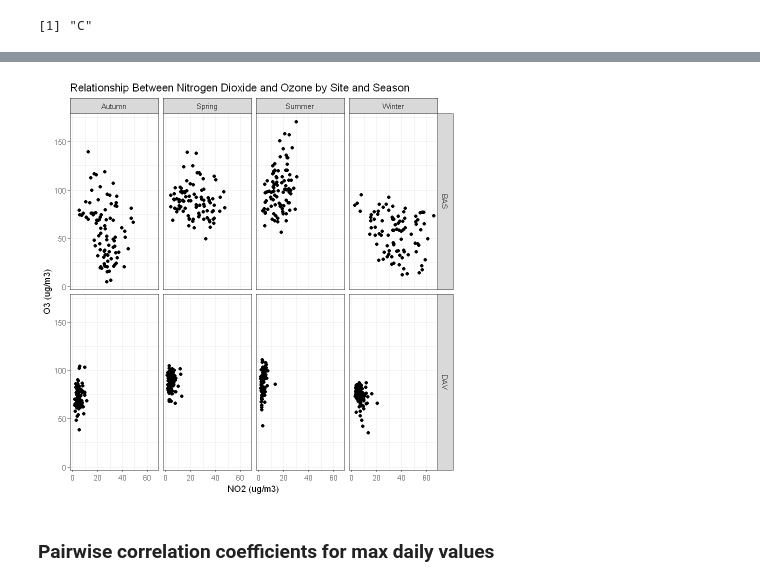
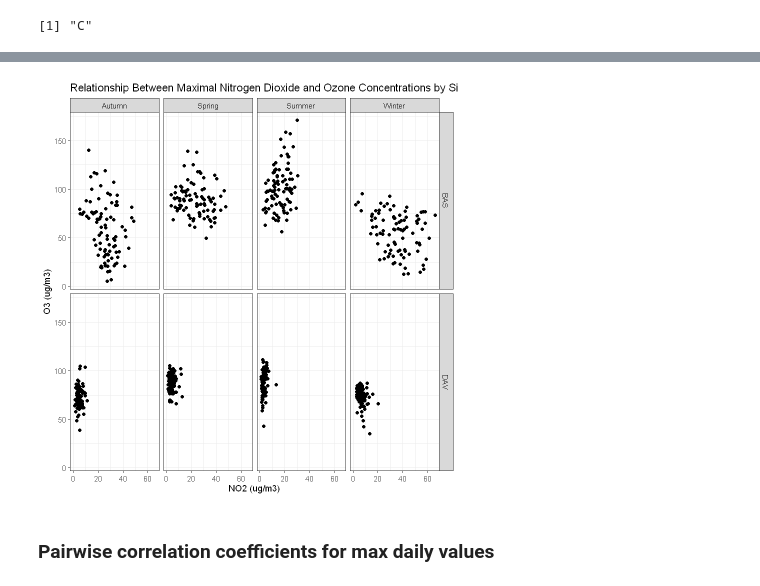
Before and after one commit to matheogodenzi/Air_pollution, a Jupyter notebook: Correlations.ipynb, the cells around one changed output, grey strips where cells are left out. Cells and saved outputs as stored; diff of their text form; code cells hidden in the pictures.

```diff
--- a/Correlations.ipynb
+++ b/Correlations.ipynb
@@ -13,6 +24,7 @@ library(lattice)
 # %%
 # Read a CSV file into a data frame
 df <- read.csv("Data/All_dat_df.csv")
+df$NO <- df$NOX - df$NO2
 # %%
 head(df)
 # %% [output]
@@ -28,7 +40,7 @@ A data.frame: 6 × 22
 # %%
 # Access column names
 colnames(df)
-variables <- c('O3','NO2','PM10','NOX','TEMP','PREC','RAD','SO2','PM2.5','EC','CPC','avg_wind_speed','avg_wind_direction')
+variables <- c('O3','NO2','PM10','NOX','TEMP','PREC','RAD','SO2','PM2.5','EC','CPC','avg_wind_speed','avg_wind_direction', 'NO')
 # %% [output]
  [1] "site"               "datetime"           "year"
  [4] "month"              "day"                "hour"
@@ -96,13 +108,13 @@ daily.max %>%
 # %%
 daily.max %>%
   ggplot+
   facet_grid(site~season)+
 geom_point(aes(NO2, O3))+
 labs(
-    title = "Relationship Between Nitrogen Dioxide and Ozone by Site and Season",
+    title = "Relationship Between Maximal Nitrogen Dioxide and Ozone Concentrations by Site and Season",
     x = "NO2 (ug/m3)",
     y = "O3 (ug/m3)")
 # %% [output]
-[figure, old version]
+[figure, new version]
 # %% [markdown]
 ### Pairwise correlation coefficients for max daily values
```
Also changed, not shown: parts of 28 cells of this notebook, 7 other files.
